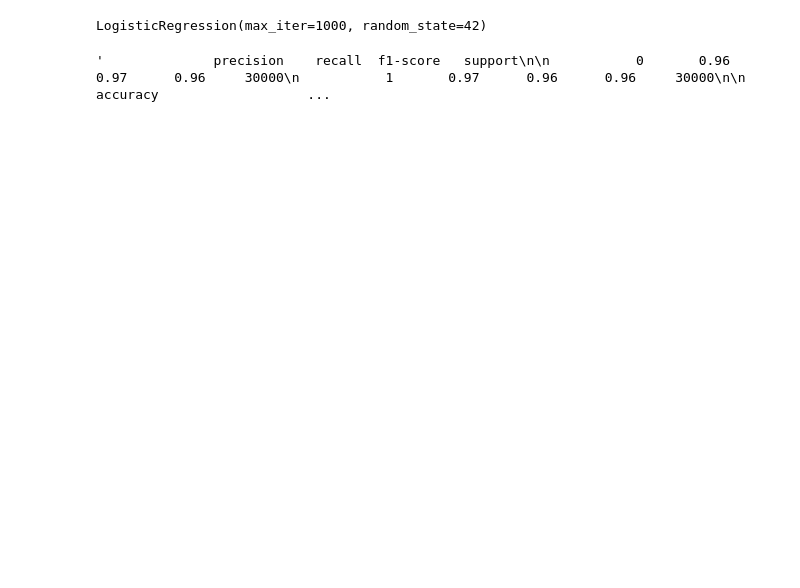
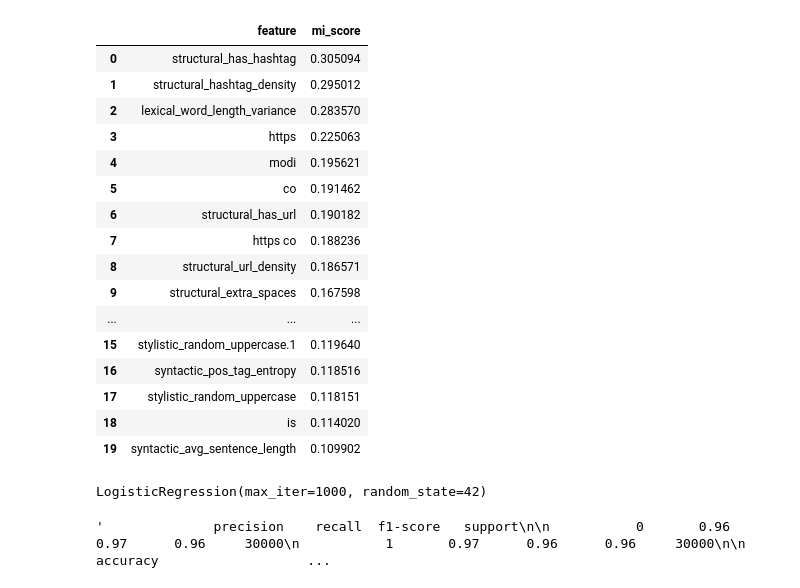
Before and after one commit to TKmmyuuki/Authorship-attribution, a Jupyter notebook: 3_test_classification.ipynb, the cells around one changed output. Cells and saved outputs as stored; diff of their text form; code cells hidden in the pictures; blank space fills up the shorter version.

```diff
--- a/3_test_classification.ipynb
+++ b/3_test_classification.ipynb
@@ -172 +181,21 @@ top_features.to_csv("df_pronto/top_features_gpt.csv", index=False)
+# %%
+top_features
+# %% [output]
+|  | feature | mi_score |
+| 0 | structural_has_hashtag | 0.305094 |
+| 1 | structural_hashtag_density | 0.295012 |
+| 2 | lexical_word_length_variance | 0.283570 |
+| 3 | https | 0.225063 |
+| 4 | modi | 0.195621 |
+| 5 | co | 0.191462 |
+| 6 | structural_has_url | 0.190182 |
+| 7 | https co | 0.188236 |
+| 8 | structural_url_density | 0.186571 |
+| 9 | structural_extra_spaces | 0.167598 |
+| ... | ... | ... |
+| 15 | stylistic_random_uppercase.1 | 0.119640 |
+| 16 | syntactic_pos_tag_entropy | 0.118516 |
+| 17 | stylistic_random_uppercase | 0.118151 |
+| 18 | is | 0.114020 |
+| 19 | syntactic_avg_sentence_length | 0.109902 |
 # %%
```
Also changed, not shown: parts of 18 cells of this notebook, 23 other files.
